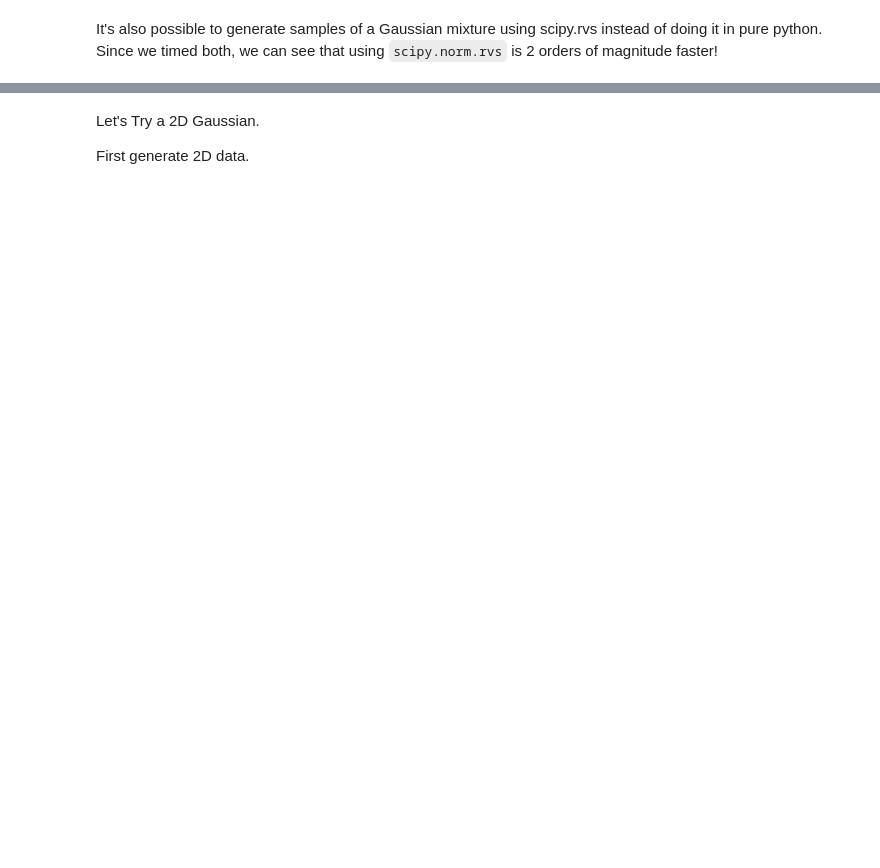
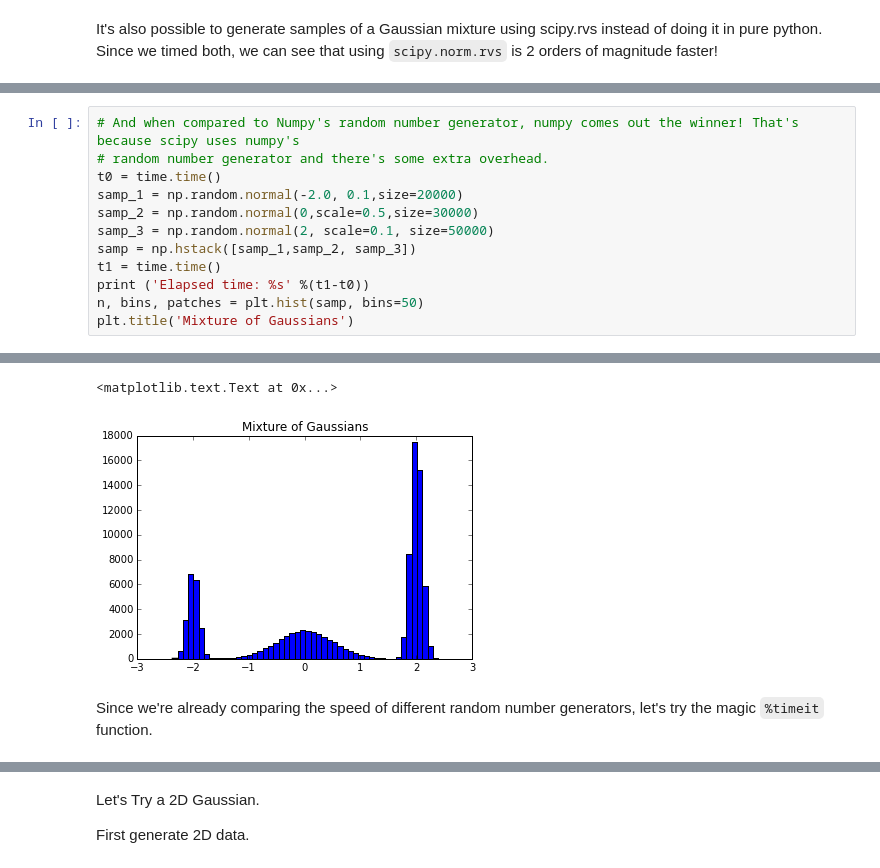
Before and after one commit to WMCDataSciene/Tutorials, a Jupyter notebook: Scipy_distributions.ipynb, the cells around one changed output, grey strips where cells are left out. Drawn from its saved outputs; the diff is of its cells as text; blank space fills up the shorter version.

```diff
--- a/Scipy_distributions.ipynb
+++ b/Scipy_distributions.ipynb
@@ -120,0 +121,13 @@ Elapsed time: 0.00577402114868
+# %%
+# And when compared to Numpy's random number generator, numpy comes out the winner! That's because scipy uses numpy's
+# random number generator and there's some extra overhead.
+t0 = time.time()
+samp_1 = np.random.normal(-2.0, 0.1,size=20000)
+samp_2 = np.random.normal(0,scale=0.5,size=30000)
+samp_3 = np.random.normal(2, scale=0.1, size=50000)
+samp = np.hstack([samp_1,samp_2, samp_3])
+t1 = time.time()
+print ('Elapsed time: %s' %(t1-t0))
+n, bins, patches = plt.hist(samp, bins=50)
+plt.title('Mixture of Gaussians')
+# %% [output]
@@ -120,0 +135,5 @@ Elapsed time: 0.00577402114868
+<matplotlib.text.Text at 0x...>
+[figure, added]
+# %% [markdown]
+Since we're already comparing the speed of different random number generators, let's try the magic `%timeit`
+function.
```
Also changed, not shown: parts of 16 cells of this notebook.
